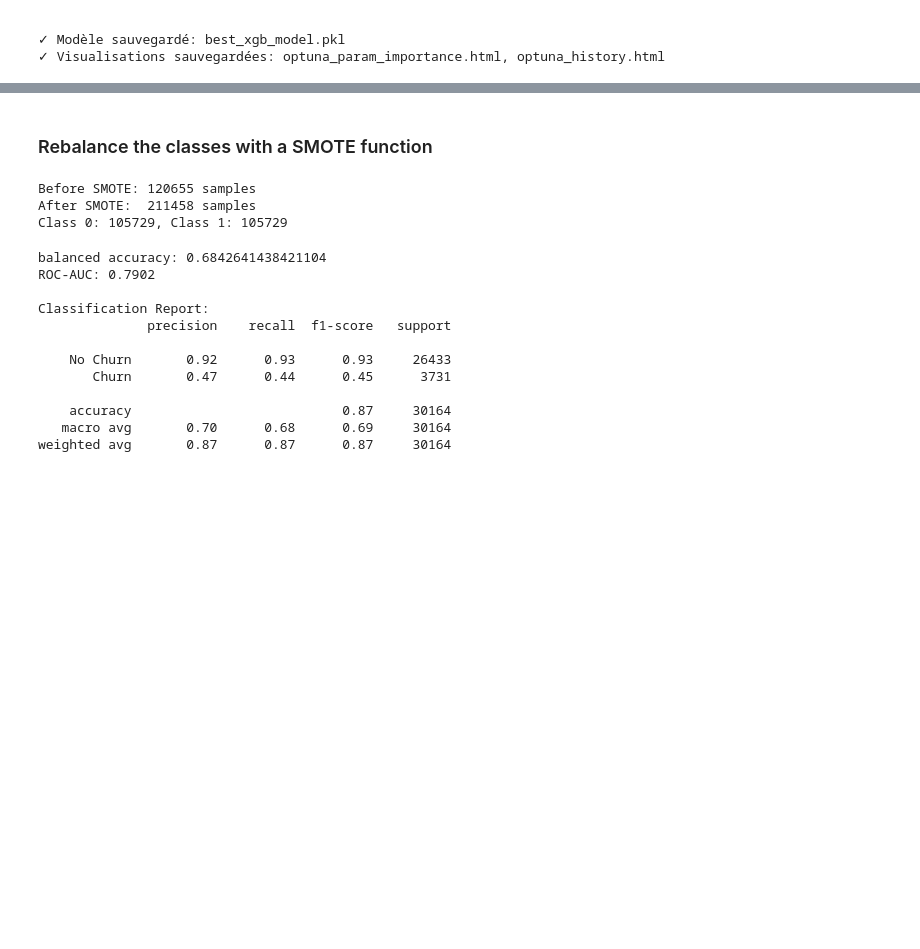
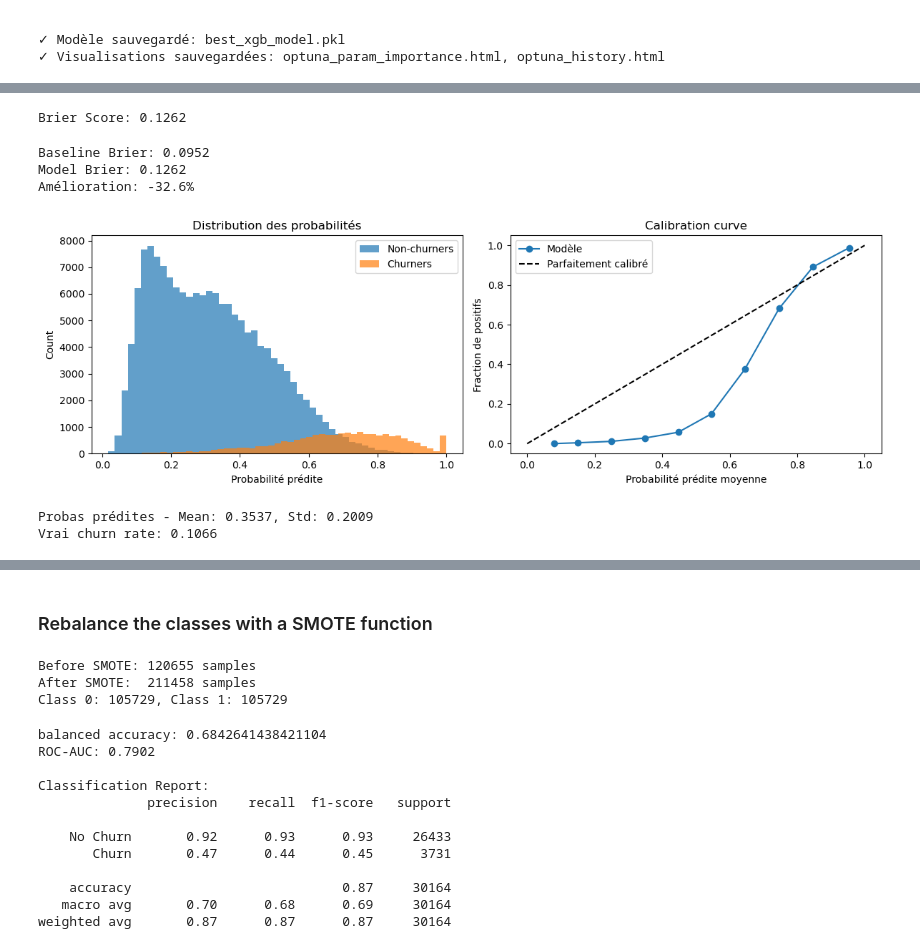
Before and after one commit to MaximilienLuc/Churn-prediction, a Jupyter notebook: Main_notebook_session.ipynb, the cells around one changed output, grey strips where cells are left out. Saved outputs shown, nothing was run; the diff lists cells and outputs as text; code cells hidden in the pictures; blank space fills up the shorter version.

```diff
--- a/Main_notebook_session.ipynb
+++ b/Main_notebook_session.ipynb
@@ -1805,0 +1712,56 @@ best_threshold, best_score, results = find_optimal_threshold(best_model, X_test,
+# %%
+from sklearn.metrics import brier_score_loss
+
+y_pred_proba = production_model.predict_proba(X)[:, 1]
+brier = brier_score_loss(y, y_pred_proba)
+
+print(f"Brier Score: {brier:.4f}")  # Plus bas = mieux
+# %% [output]
+Brier Score: 0.1262
+# %%
+# Calcul baseline
+baseline_proba = np.full(len(y), y.mean())
+baseline_brier = brier_score_loss(y, baseline_proba)
+
+print(f"Baseline Brier: {baseline_brier:.4f}")
+print(f"Model Brier: {brier:.4f}")
+print(f"Amélioration: {(baseline_brier - brier) / baseline_brier * 100:.1f}%")
+# %% [output]
+Baseline Brier: 0.0952
+Model Brier: 0.1262
+Amélioration: -32.6%
+# %%
+import matplotlib.pyplot as plt
+
+# Distribution des probas prédites
+plt.figure(figsize=(12, 4))
+
+plt.subplot(1, 2, 1)
+plt.hist(y_pred_proba[y==0], bins=50, alpha=0.7, label='Non-churners')
+plt.hist(y_pred_proba[y==1], bins=50, alpha=0.7, label='Churners')
+plt.xlabel('Probabilité prédite')
+plt.ylabel('Count')
+plt.legend()
+plt.title('Distribution des probabilités')
+
+plt.subplot(1, 2, 2)
+# Calibration curve
+from sklearn.calibration import calibration_curve
+prob_true, prob_pred = calibration_curve(y, y_pred_proba, n_bins=10)
+plt.plot(prob_pred, prob_true, marker='o', label='Modèle')
+plt.plot([0, 1], [0, 1], 'k--', label='Parfaitement calibré')
+plt.xlabel('Probabilité prédite moyenne')
+plt.ylabel('Fraction de positifs')
+plt.legend()
+plt.title('Calibration curve')
+
+plt.tight_layout()
+plt.show()
+
+# Stats
+print(f"Probas prédites - Mean: {y_pred_proba.mean():.4f}, Std: {y_pred_proba.std():.4f}")
+print(f"Vrai churn rate: {y_test.mean():.4f}")
+# %% [output]
+[figure, added]
+Probas prédites - Mean: 0.3537, Std: 0.2009
+Vrai churn rate: 0.1066
```
Also changed, not shown: parts of 15 cells of this notebook, 10 other files.
